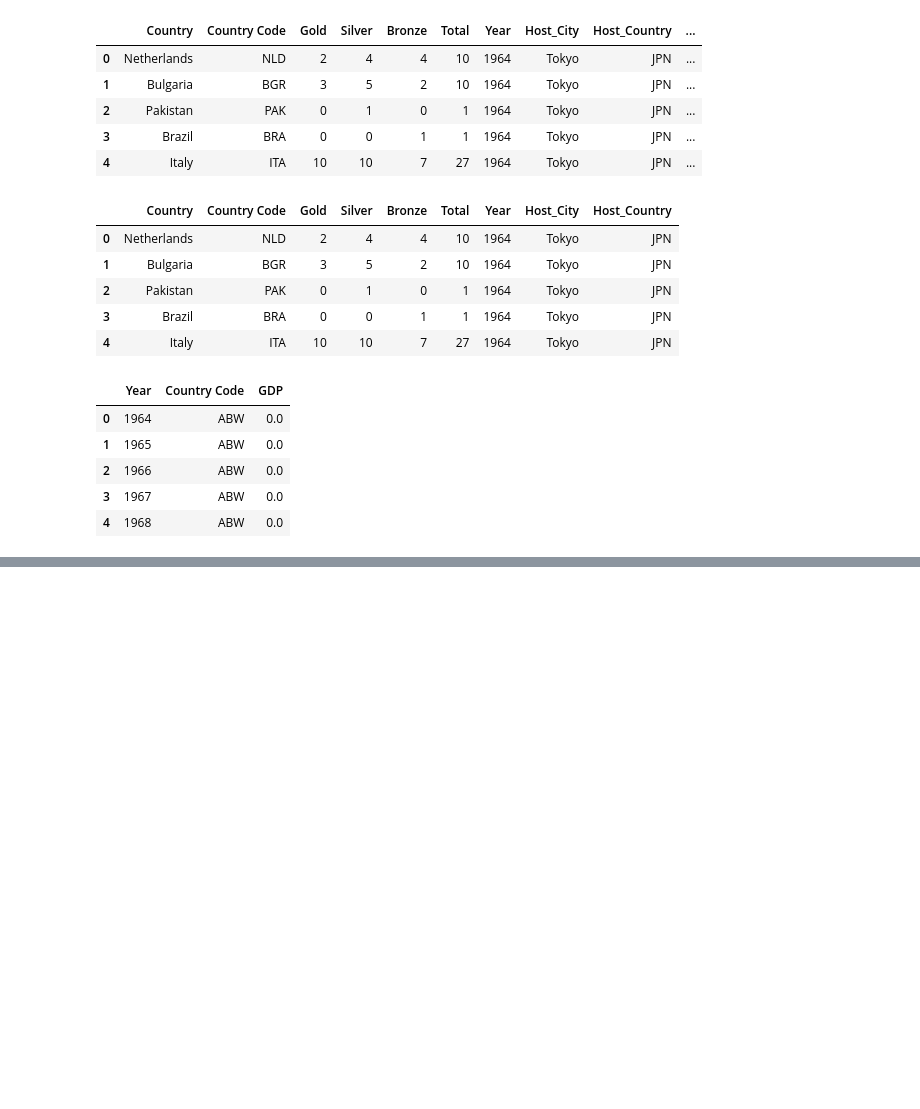
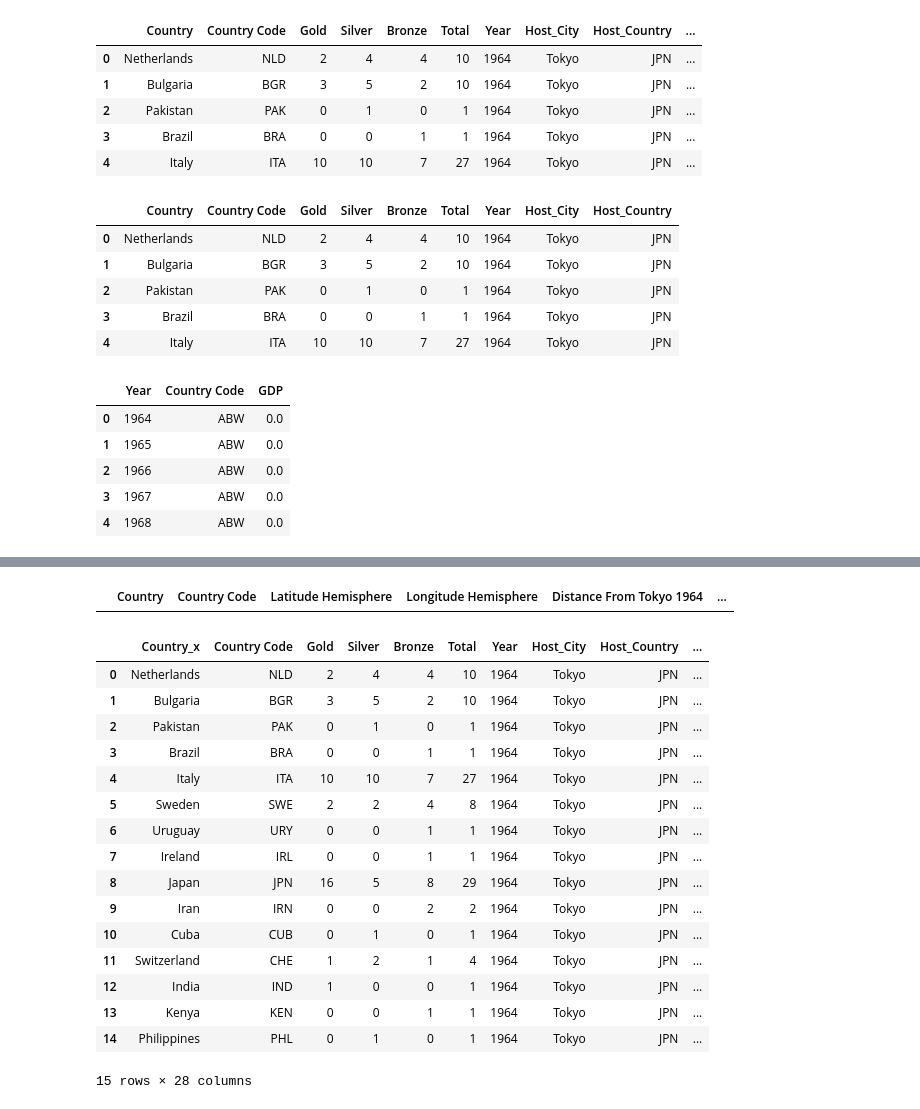
Before and after one commit to johnt1311/Olympics, a Jupyter notebook: Trey_Graham/country_code_cleaning.ipynb, the cells around one changed output, grey strips where cells are left out. Cells and saved outputs as stored; diff of their text form; code cells hidden in the pictures; blank space fills up the shorter version.

Commit message:
Update to medal data for regression setup

```diff
--- a/Trey_Graham/country_code_cleaning.ipynb
+++ b/Trey_Graham/country_code_cleaning.ipynb
@@ -572,3 +571,9 @@ combined_medals_GDP.head()
 # %%
 # export to .csv
 combined_medals_GDP.to_csv(r"C:\Users\tgrah\DataBootcamp\Analysis_Projects\20_Project_Collection_Folder\20-Final_Project\Olympics\Olympics\Trey_Graham\Reviews_Edits\08-03-21_medals_and_GDP.csv", index=False)
+# %%
+# load distance data
+# set folder path
+folder = "Reviews_Edits"
+distance_df = pd.read_csv(fr"{folder}\update_7-29-2021_gdp_distance.csv")
+distance_df.head()
@@ -574,0 +588,7 @@ combined_medals_GDP.to_csv(r"C:\Users\tgrah\DataBootcamp\Analysis_Projects\20_Pr
+# %%
+# drop the 2020 GDP, year, and value
+distance_df.drop(columns=["2020 GDP (Billions)", "Year", "Value", "Capital"], inplace=True)
+# %%
+distance_df.drop_duplicates(inplace=True)
+distance_df.rename(columns={"Country_Code": "Country Code"}, inplace=True)
+distance_df.head(20)
@@ -574,0 +613,27 @@ combined_medals_GDP.to_csv(r"C:\Users\tgrah\DataBootcamp\Analysis_Projects\20_Pr
+# %%
+distance_df.loc[distance_df['Country'] == 'Japan']
+# %% [output]
+|  | Country | Country Code | Latitude Hemisphere | Longitude Hemisphere | Distance From Tokyo 1964 | ... |
+# %%
+# merge with the medal count and GDP stats
+# combined_medals_GDP = pd.merge(medal_count_GDP, new_GDP_data[['Country Code', 'Year', 'Value']], on=['Country Code', 'Year'], how="left")
+medals_GDP_distance_df = combined_medals_GDP.merge(distance_df, on=["Country Code"], how="left")
+medals_GDP_distance_df.head(15)
+# %% [output]
+|  | Country_x | Country Code | Gold | Silver | Bronze | Total | Year | Host_City | Host_Country | ... |
+| 0 | Netherlands | NLD | 2 | 4 | 4 | 10 | 1964 | Tokyo | JPN | ... |
+| 1 | Bulgaria | BGR | 3 | 5 | 2 | 10 | 1964 | Tokyo | JPN | ... |
+| 2 | Pakistan | PAK | 0 | 1 | 0 | 1 | 1964 | Tokyo | JPN | ... |
+| 3 | Brazil | BRA | 0 | 0 | 1 | 1 | 1964 | Tokyo | JPN | ... |
+| 4 | Italy | ITA | 10 | 10 | 7 | 27 | 1964 | Tokyo | JPN | ... |
+| 5 | Sweden | SWE | 2 | 2 | 4 | 8 | 1964 | Tokyo | JPN | ... |
+| 6 | Uruguay | URY | 0 | 0 | 1 | 1 | 1964 | Tokyo | JPN | ... |
+| 7 | Ireland | IRL | 0 | 0 | 1 | 1 | 1964 | Tokyo | JPN | ... |
+| 8 | Japan | JPN | 16 | 5 | 8 | 29 | 1964 | Tokyo | JPN | ... |
+| 9 | Iran | IRN | 0 | 0 | 2 | 2 | 1964 | Tokyo | JPN | ... |
+| 10 | Cuba | CUB | 0 | 1 | 0 | 1 | 1964 | Tokyo | JPN | ... |
+| 11 | Switzerland | CHE | 1 | 2 | 1 | 4 | 1964 | Tokyo | JPN | ... |
+| 12 | India | IND | 1 | 0 | 0 | 1 | 1964 | Tokyo | JPN | ... |
+| 13 | Kenya | KEN | 0 | 0 | 1 | 1 | 1964 | Tokyo | JPN | ... |
+| 14 | Philippines | PHL | 0 | 1 | 0 | 1 | 1964 | Tokyo | JPN | ... |
+15 rows × 28 columns
```
Also changed, not shown: parts of 6 cells of this notebook.
